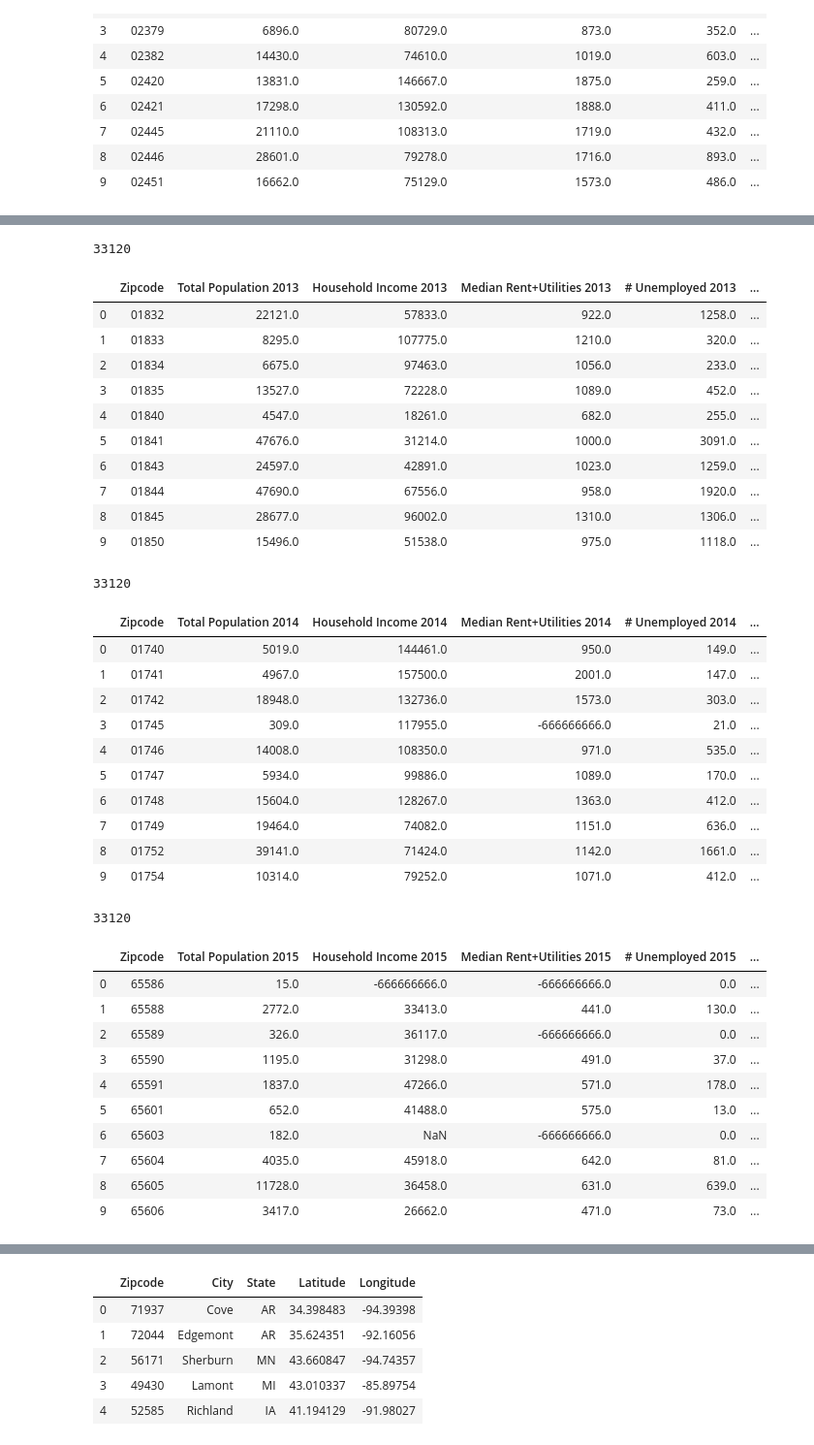
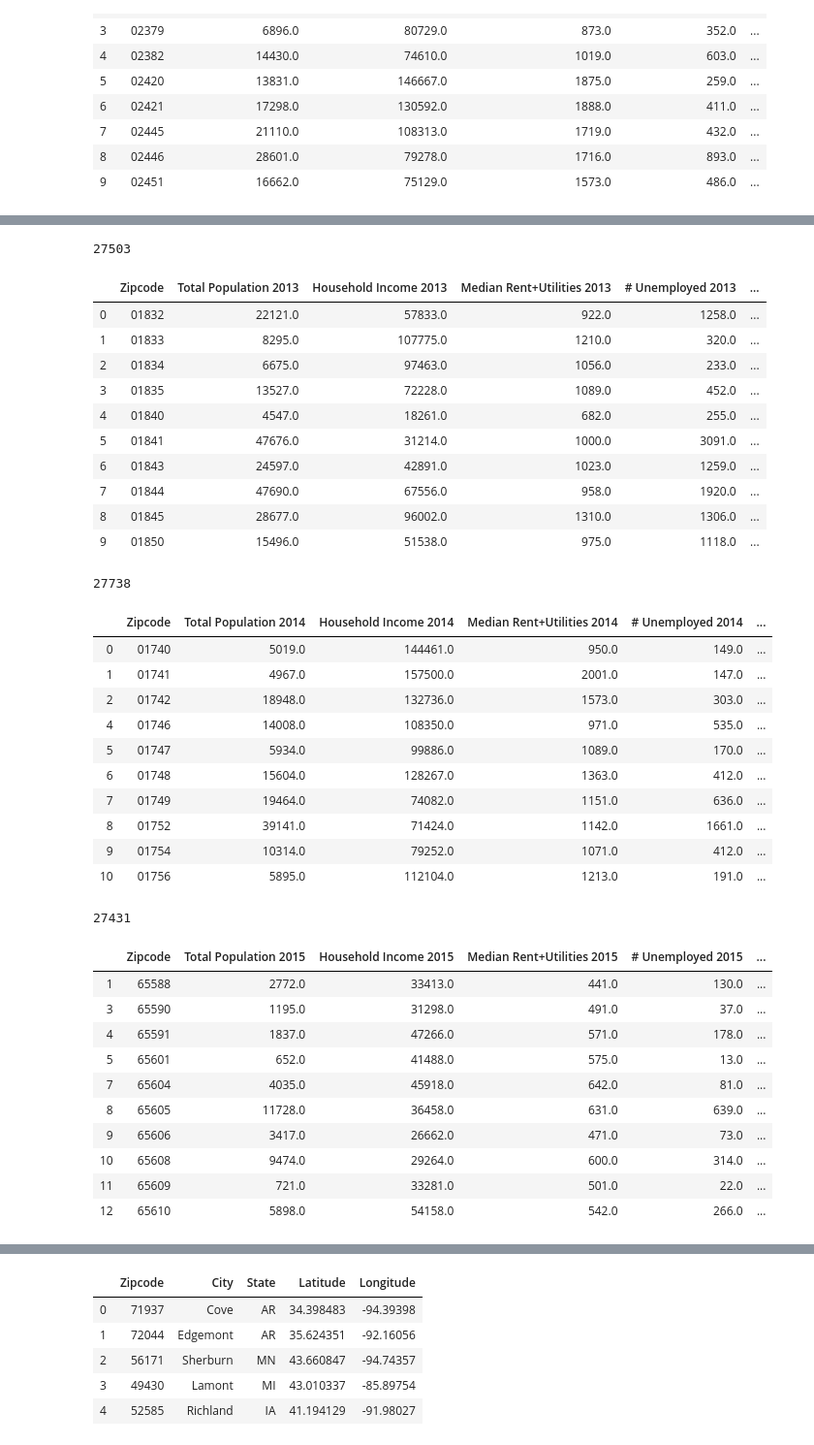
Before and after one commit to bugbhm/Project_1_group4, a Jupyter notebook: Project 1 - Hailey.ipynb, the cells around one changed output, grey strips where cells are left out. Shown: that part at 97% size. Drawn from its saved outputs; the diff is of its cells as text; code cells hidden in the pictures.

```diff
--- a/Project 1 - Hailey.ipynb
+++ b/Project 1 - Hailey.ipynb
@@ -118,12 +124,15 @@ census_2013['Poverty Rate 2013'] = census_2013['Poverty Count 2013'] / census_20
 census_2013 = census_2013[["Zipcode", "Total Population 2013", "Household Income 2013",
                        "Median Rent+Utilities 2013", "# Unemployed 2013", "Unemployment Rate 2013", 'Poverty Rate 2013']]
 
+#drop negative values
+census_2013 = census_2013.loc[census_2013["Median Rent+Utilities 2013"] > 0, :]
+
 
 # Visualize
 print(len(census_2013))
 census_2013.head(10)
 # %% [output]
-33120
+27503
 |  | Zipcode | Total Population 2013 | Household Income 2013 | Median Rent+Utilities 2013 | # Unemployed 2013 | ... |
 | 0 | 01832 | 22121.0 | 57833.0 | 922.0 | 1258.0 | ... |
 | 1 | 01833 | 8295.0 | 107775.0 | 1210.0 | 320.0 | ... |
@@ -160,63 +169,72 @@ census_2014['Poverty Rate 2014'] = census_2014['Poverty Count 2014'] / census_20
 census_2014 = census_2014[["Zipcode", "Total Population 2014", "Household Income 2014",
                        "Median Rent+Utilities 2014", "# Unemployed 2014", "Unemployment Rate 2014", 'Poverty Rate 2014']]
 
+
+#drop negative values
+census_2014 = census_2014.loc[census_2014["Median Rent+Utilities 2014"] > 0, :]
+
 # Visualize
 print(len(census_2014))
 census_2014.head(10)
 # %% [output]
-33120
+27738
 |  | Zipcode | Total Population 2014 | Household Income 2014 | Median Rent+Utilities 2014 | # Unemployed 2014 | ... |
 | 0 | 01740 | 5019.0 | 144461.0 | 950.0 | 149.0 | ... |
 | 1 | 01741 | 4967.0 | 157500.0 | 2001.0 | 147.0 | ... |
 | 2 | 01742 | 18948.0 | 132736.0 | 1573.0 | 303.0 | ... |
-| 3 | 01745 | 309.0 | 117955.0 | -666666666.0 | 21.0 | ... |
 | 4 | 01746 | 14008.0 | 108350.0 | 971.0 | 535.0 | ... |
 | 5 | 01747 | 5934.0 | 99886.0 | 1089.0 | 170.0 | ... |
 | 6 | 01748 | 15604.0 | 128267.0 | 1363.0 | 412.0 | ... |
 | 7 | 01749 | 19464.0 | 74082.0 | 1151.0 | 636.0 | ... |
 | 8 | 01752 | 39141.0 | 71424.0 | 1142.0 | 1661.0 | ... |
 | 9 | 01754 | 10314.0 | 79252.0 | 1071.0 | 412.0 | ... |
+| 10 | 01756 | 5895.0 | 112104.0 | 1213.0 | 191.0 | ... |
 # %%
 #pulling data from 2015
 c_2015 = Census(api_key, year=2015)
 census_data = c_2015.acs5.get(("NAME", "B25064_001E", "B01003_001E", "B19013_001E", "B23025_005E", "B01002_001E", "B17001_002E"), {'for': 'zip code tabulation area:*'})
 
 census_2015 = pd.DataFrame(census_data)
 
 # Column Reordering
 census_2015 = census_2015.rename(columns={"B25064_001E": "Median Rent+Utilities 2015",
                                       "B01003_001E": "Total Population 2015",
                                       "B19013_001E": "Household Income 2015",
                                       "B23025_005E": "# Unemployed 2015",
                                       "B17001_002E": "Poverty Count 2015",
                                       "B01002_001E": "Median Age 2015",
                                       "NAME": "Name", "zip code tabulation area": "Zipcode"})
 #add in unemployment rate
 census_2015['Unemployment Rate 2015'] = census_2015['# Unemployed 2015'] / census_2015['Total Population 2015'] *100
 
 #add in Poverty rate
 census_2015['Poverty Rate 2015'] = census_2015['Poverty Count 2015'] / census_2015['Total Population 2015'] *100
 
 # Final DataFrame
 census_2015 = census_2015[["Zipcode", "Total Population 2015", "Household Income 2015",
                        "Median Rent+Utilities 2015", "# Unemployed 2015", "Unemployment Rate 2015", 'Poverty Rate 2015']]
 
+
+#drop negative values
+census_2015 = census_2015.loc[census_2015["Median Rent+Utilities 2015"] > 0, :]
+
+
 # Visualize
 print(len(census_2015))
 census_2015.head(10)
 # %% [output]
-33120
+27431
 |  | Zipcode | Total Population 2015 | Household Income 2015 | Median Rent+Utilities 2015 | # Unemployed 2015 | ... |
-| 0 | 65586 | 15.0 | -666666666.0 | -666666666.0 | 0.0 | ... |
 | 1 | 65588 | 2772.0 | 33413.0 | 441.0 | 130.0 | ... |
-| 2 | 65589 | 326.0 | 36117.0 | -666666666.0 | 0.0 | ... |
 | 3 | 65590 | 1195.0 | 31298.0 | 491.0 | 37.0 | ... |
 | 4 | 65591 | 1837.0 | 47266.0 | 571.0 | 178.0 | ... |
 | 5 | 65601 | 652.0 | 41488.0 | 575.0 | 13.0 | ... |
-| 6 | 65603 | 182.0 | NaN | -666666666.0 | 0.0 | ... |
 | 7 | 65604 | 4035.0 | 45918.0 | 642.0 | 81.0 | ... |
 | 8 | 65605 | 11728.0 | 36458.0 | 631.0 | 639.0 | ... |
 | 9 | 65606 | 3417.0 | 26662.0 | 471.0 | 73.0 | ... |
+| 10 | 65608 | 9474.0 | 29264.0 | 600.0 | 314.0 | ... |
+| 11 | 65609 | 721.0 | 33281.0 | 501.0 | 22.0 | ... |
+| 12 | 65610 | 5898.0 | 54158.0 | 542.0 | 266.0 | ... |
 # %%
 ## merge all years of data
 merge_11_12= pd.merge(census_2011, census_2012, on="Zipcode", how="left")
```
Also changed, not shown: parts of 8 cells of this notebook.
